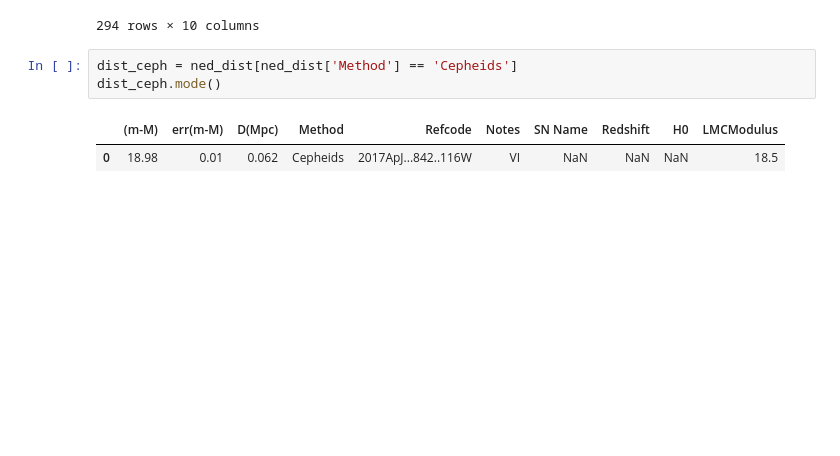
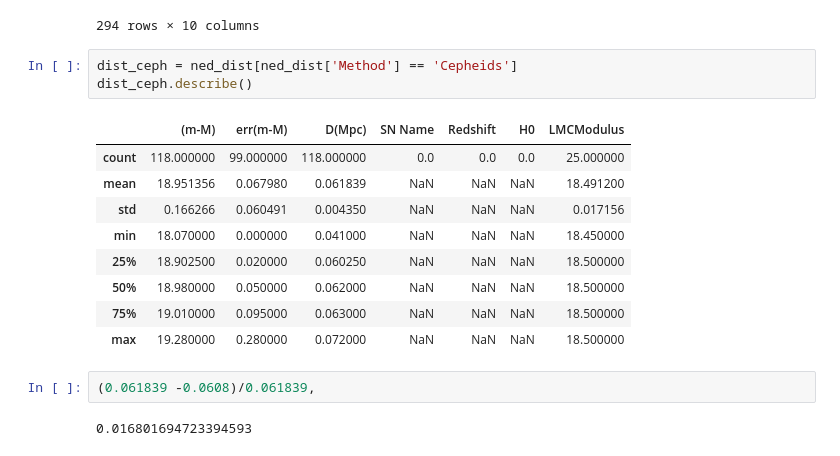
Before and after one commit to vvkrddy/cepheid-anu, a Jupyter notebook: main.ipynb, the cells around one changed output. Saved outputs shown, nothing was run; the diff lists cells and outputs as text; blank space fills up the shorter version.

```diff
--- a/main.ipynb
+++ b/main.ipynb
@@ -323,10 +323,21 @@ ned_dist = pd.read_csv("zid.csv")
 294 rows × 10 columns
 # %%
 dist_ceph = ned_dist[ned_dist['Method'] == 'Cepheids']
-dist_ceph.mode()
+dist_ceph.describe()
 # %% [output]
-|  | (m-M) | err(m-M) | D(Mpc) | Method | Refcode | Notes | SN Name | Redshift | H0 | LMCModulus |
-| 0 | 18.98 | 0.01 | 0.062 | Cepheids | 2017ApJ...842..116W | VI | NaN | NaN | NaN | 18.5 |
+|  | (m-M) | err(m-M) | D(Mpc) | SN Name | Redshift | H0 | LMCModulus |
+| count | 118.000000 | 99.000000 | 118.000000 | 0.0 | 0.0 | 0.0 | 25.000000 |
+| mean | 18.951356 | 0.067980 | 0.061839 | NaN | NaN | NaN | 18.491200 |
+| std | 0.166266 | 0.060491 | 0.004350 | NaN | NaN | NaN | 0.017156 |
+| min | 18.070000 | 0.000000 | 0.041000 | NaN | NaN | NaN | 18.450000 |
+| 25% | 18.902500 | 0.020000 | 0.060250 | NaN | NaN | NaN | 18.500000 |
+| 50% | 18.980000 | 0.050000 | 0.062000 | NaN | NaN | NaN | 18.500000 |
+| 75% | 19.010000 | 0.095000 | 0.063000 | NaN | NaN | NaN | 18.500000 |
+| max | 19.280000 | 0.280000 | 0.072000 | NaN | NaN | NaN | 18.500000 |
+# %%
+(0.061839 -0.0608)/0.061839,
+# %% [output]
+0.016801694723394593
 # %%
 fig, ax = plt.subplots(1,1, figsize=(14,8))
 ax.grid(False)
```
Also changed, not shown: parts of 2 cells of this notebook, 1 other file.
